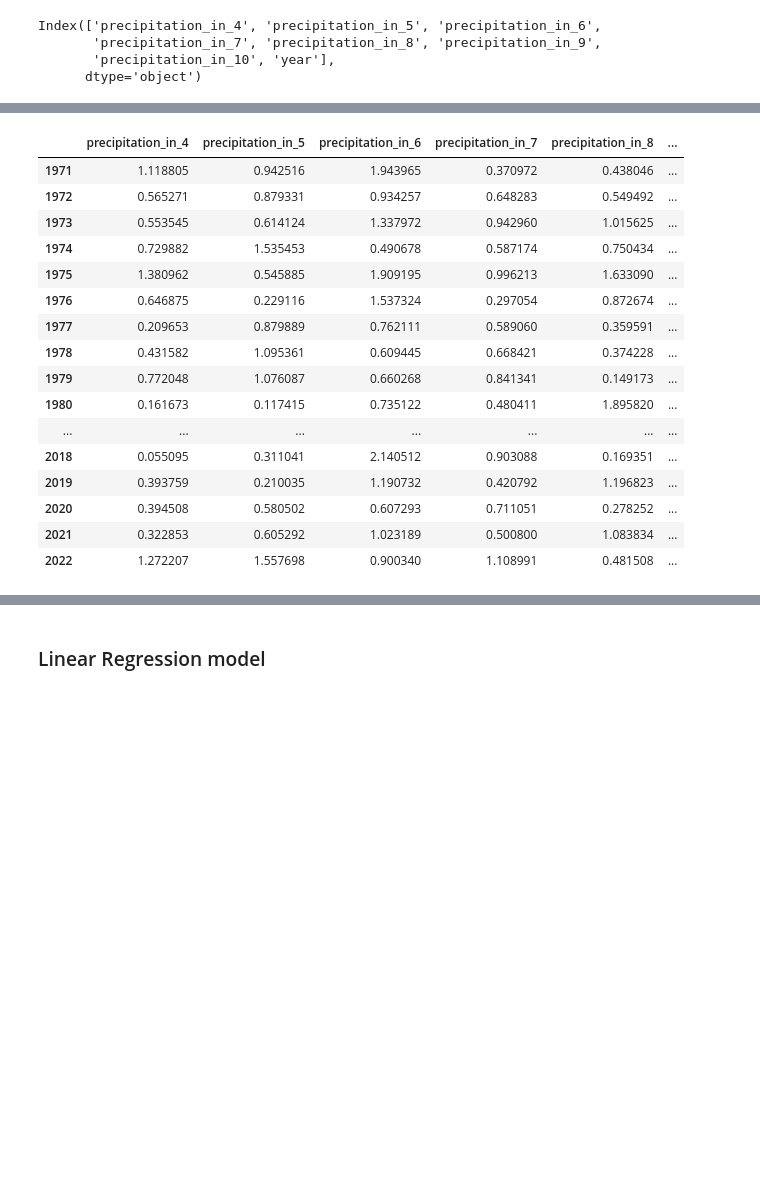
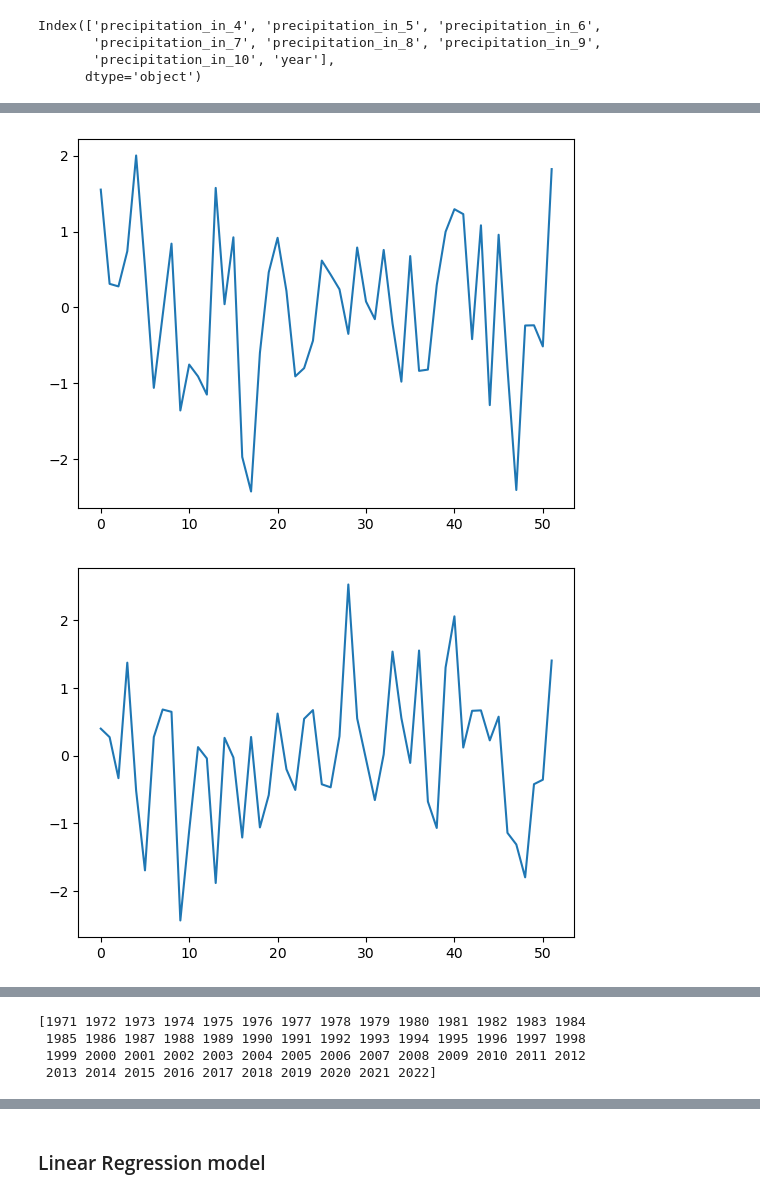
Before and after one commit to Laura-Pldk/Canola_Yield_Prediction, a Jupyter notebook: notebooks/Canola_presentation.ipynb, the cells around one changed output, grey strips where cells are left out. Saved outputs shown, nothing was run; the diff lists cells and outputs as text; code cells hidden in the pictures; blank space fills up the shorter version.

```diff
--- a/notebooks/Canola_presentation.ipynb
+++ b/notebooks/Canola_presentation.ipynb
@@ -608,0 +604,25 @@ precipitation_4_df['precipitation_in_10_calculated_index'] = spi_10['precipitati
+# %%
+# plot
+spi_4['precipitation_in_4_calculated_index'].plot()
+plt.show()
+
+spi_5['precipitation_in_5_calculated_index'].plot()
+plt.show()
+
+spi_6['precipitation_in_6_calculated_index'].plot()
+plt.show()
+
+spi_7['precipitation_in_7_calculated_index'].plot()
+plt.show()
+
+spi_8['precipitation_in_8_calculated_index'].plot()
+plt.show()
+
+spi_9['precipitation_in_9_calculated_index'].plot()
+plt.show()
+
+spi_10['precipitation_in_10_calculated_index'].plot()
+plt.show()
+# %% [output]
+[figure, added]
+[figure, added]
@@ -609,20 +634,8 @@ precipitation_4_df['precipitation_in_10_calculated_index'] = spi_10['precipitati
 # %%
-precipitation_4_df
+unique_years = precipitation_4_df['year'].unique()
+print(unique_years)
 # %% [output]
-|  | precipitation_in_4 | precipitation_in_5 | precipitation_in_6 | precipitation_in_7 | precipitation_in_8 | ... |
-| 1971 | 1.118805 | 0.942516 | 1.943965 | 0.370972 | 0.438046 | ... |
-| 1972 | 0.565271 | 0.879331 | 0.934257 | 0.648283 | 0.549492 | ... |
-| 1973 | 0.553545 | 0.614124 | 1.337972 | 0.942960 | 1.015625 | ... |
-| 1974 | 0.729882 | 1.535453 | 0.490678 | 0.587174 | 0.750434 | ... |
-| 1975 | 1.380962 | 0.545885 | 1.909195 | 0.996213 | 1.633090 | ... |
-| 1976 | 0.646875 | 0.229116 | 1.537324 | 0.297054 | 0.872674 | ... |
-| 1977 | 0.209653 | 0.879889 | 0.762111 | 0.589060 | 0.359591 | ... |
-| 1978 | 0.431582 | 1.095361 | 0.609445 | 0.668421 | 0.374228 | ... |
-| 1979 | 0.772048 | 1.076087 | 0.660268 | 0.841341 | 0.149173 | ... |
-| 1980 | 0.161673 | 0.117415 | 0.735122 | 0.480411 | 1.895820 | ... |
-| ... | ... | ... | ... | ... | ... | ... |
-| 2018 | 0.055095 | 0.311041 | 2.140512 | 0.903088 | 0.169351 | ... |
-| 2019 | 0.393759 | 0.210035 | 1.190732 | 0.420792 | 1.196823 | ... |
-| 2020 | 0.394508 | 0.580502 | 0.607293 | 0.711051 | 0.278252 | ... |
-| 2021 | 0.322853 | 0.605292 | 1.023189 | 0.500800 | 1.083834 | ... |
-| 2022 | 1.272207 | 1.557698 | 0.900340 | 1.108991 | 0.481508 | ... |
+[1971 1972 1973 1974 1975 1976 1977 1978 1979 1980 1981 1982 1983 1984
+ 1985 1986 1987 1988 1989 1990 1991 1992 1993 1994 1995 1996 1997 1998
+ 1999 2000 2001 2002 2003 2004 2005 2006 2007 2008 2009 2010 2011 2012
+ 2013 2014 2015 2016 2017 2018 2019 2020 2021 2022]
```
Also changed, not shown: parts of 34 cells of this notebook, 1 other file.
